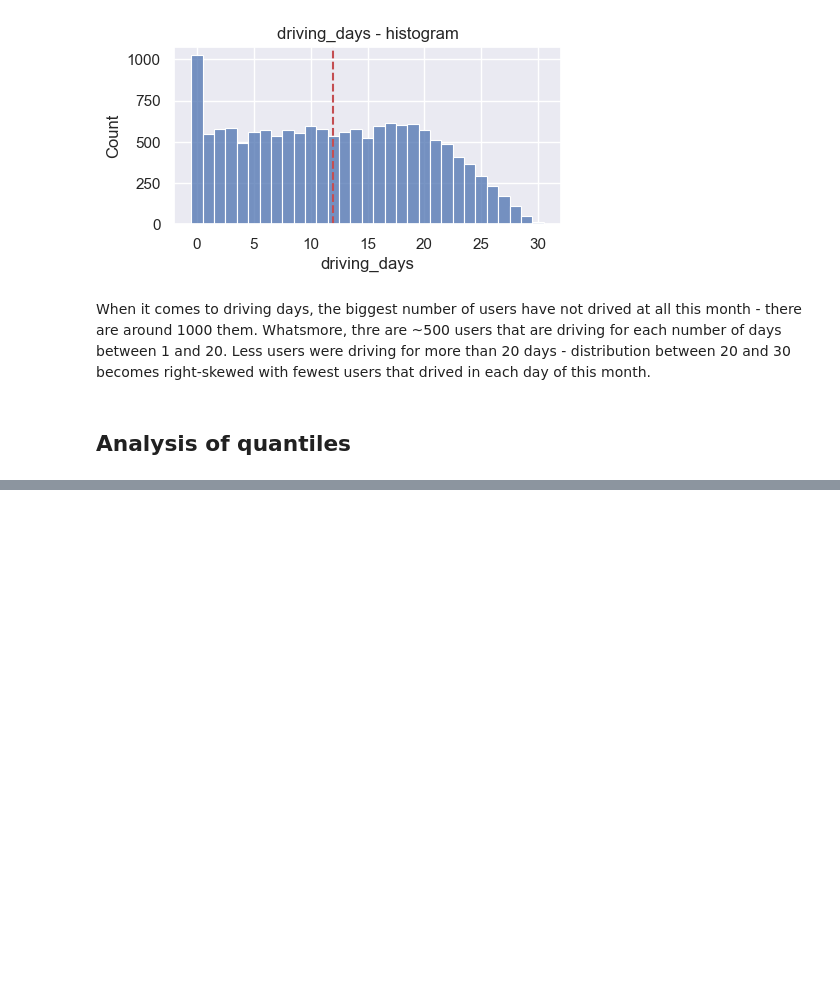
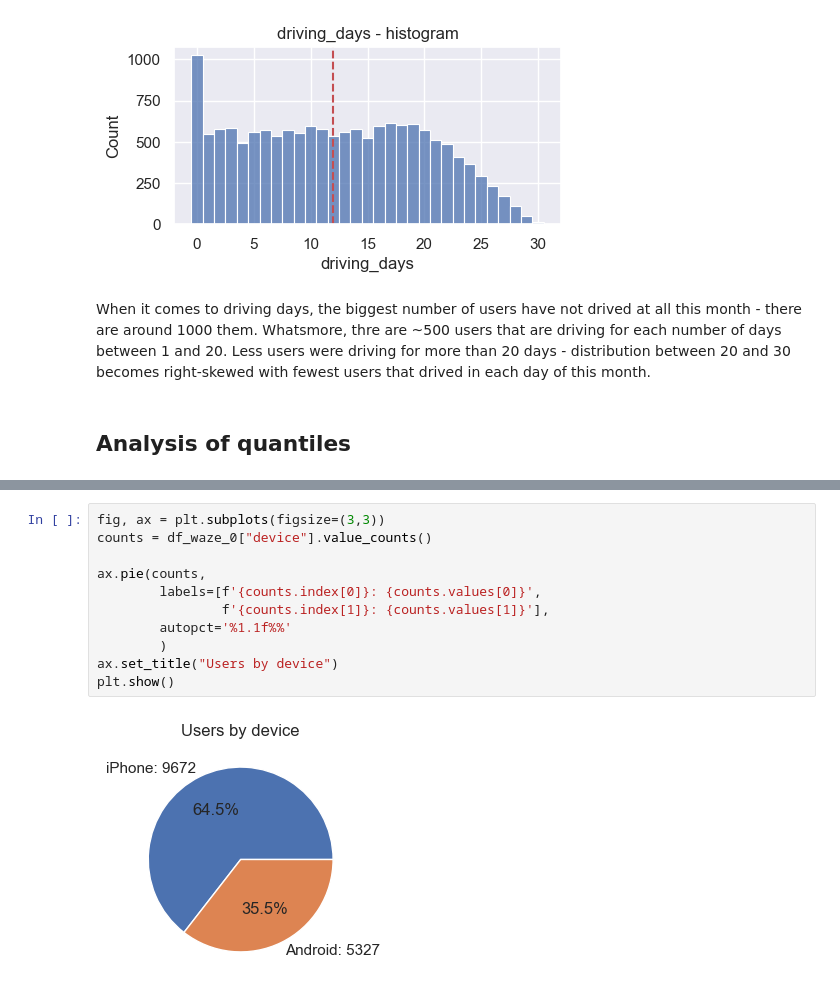
Before and after one commit to Damian-oo/Customer-Churn-Prediction-Waze-app, a Jupyter notebook: Waze Churn Project_full.ipynb, the cells around one changed output, grey strips where cells are left out. Drawn from its saved outputs; the diff is of its cells as text; blank space fills up the shorter version.

```diff
--- a/Waze Churn Project_full.ipynb
+++ b/Waze Churn Project_full.ipynb
@@ -564,0 +631,13 @@ All considered values have really big, meaningful difference between maximum and
+# %%
+fig, ax = plt.subplots(figsize=(3,3))
+counts = df_waze_0["device"].value_counts()
+
+ax.pie(counts,
+        labels=[f'{counts.index[0]}: {counts.values[0]}',
+                f'{counts.index[1]}: {counts.values[1]}'],
+        autopct='%1.1f%%'
+        )
+ax.set_title("Users by device")
+plt.show()
+# %% [output]
+[figure, added]
```
Also changed, not shown: parts of 13 cells of this notebook.
